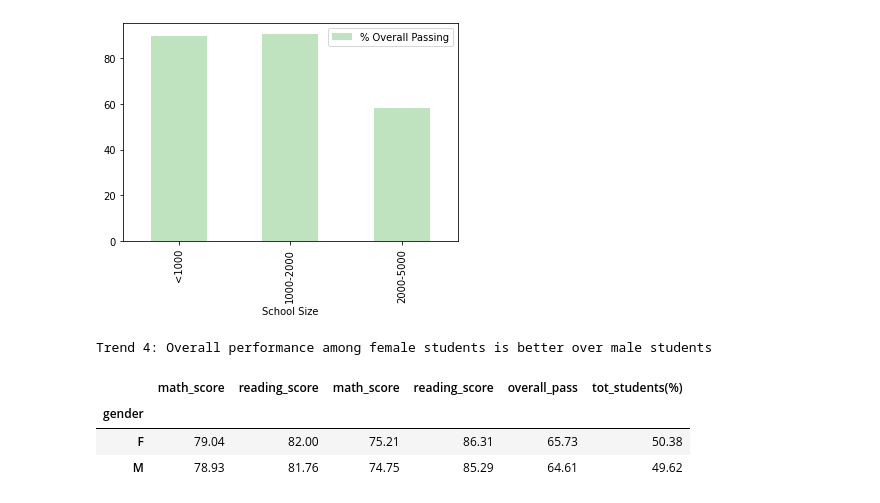
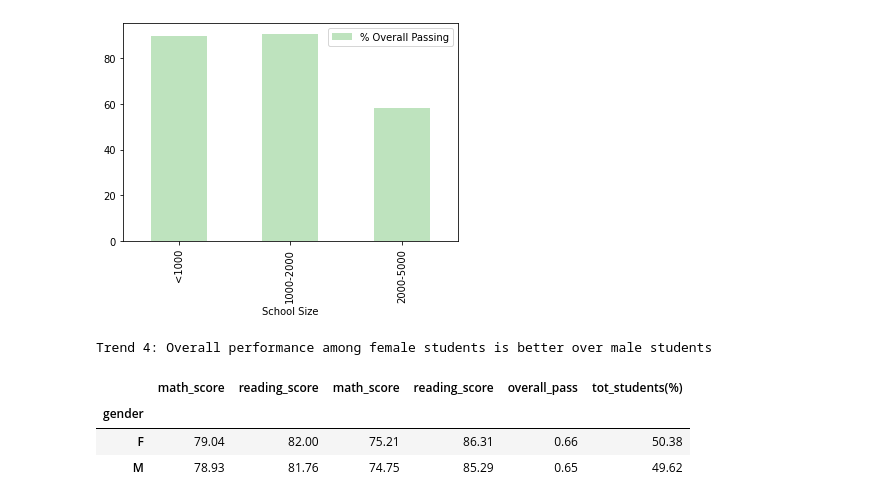
Before and after one commit to OlegRyzhkov2020/pandas-challenge, a Jupyter notebook: PyCitySchools/PyCitySchools_starter.ipynb, the cells around one changed output. Cells and saved outputs as stored; diff of their text form; code cells hidden in the pictures.

Commit message:
PyCitySchools Case: final changes with performance trends

```diff
--- a/PyCitySchools/PyCitySchools_starter.ipynb
+++ b/PyCitySchools/PyCitySchools_starter.ipynb
@@ -15,9 +15,11 @@ school_data_complete = pd.merge(student_data, school_data, how="left", on=["scho
 # %% [markdown]
 # Data Preparation
 # %%
-# Creating passing grade function
+# Creating passing grade and column conditional number functions
 def pass70(x):
     return x[x>=70].count()/len(x)*100
+def num_colCond (column, cond):
+    return school_data_complete[column].str.contains(cond).sum()
 
 # Cleaning data
 school_data_complete['grade'] = school_data_complete['grade'].map(lambda x: int(x.replace('th','')))
@@ -332,24 +343,24 @@ is better over large schools
 [figure]
 # %%
 # Creating gender summary data
+male_num = num_colCond('gender', 'M')
+female_num = num_colCond('gender', 'F')
 male_df = school_data_complete[school_data_complete['gender']=='M']
 female_df = school_data_complete[school_data_complete['gender']=='F']
-male_num = male_df['gender'].count()
-female_num = female_df['gender'].count()
-male_pass = male_df[male_df['both_pass']==True].count()/male_num*100
-female_pass = female_df[female_df['both_pass']==True].count()/female_num*100
+male_pass = male_df[male_df['both_pass']==True].count()/male_num
+female_pass = female_df[female_df['both_pass']==True].count()/female_num
 male_pass['gender'], female_pass['gender']
 scores_mean = school_data_complete.groupby('gender')[['math_score', 'reading_score']].mean()
 scores_pass = school_data_complete.groupby('gender')[['math_score', 'reading_score']].agg(pass70)
 gender_df = pd.concat([scores_mean, scores_pass], join='outer', axis=1)
 gender_df['overall_pass'] = [female_pass['gender'], male_pass['gender']]
 gender_df['tot_students(%)'] = [female_num/tot_stud*100, male_num/tot_stud*100]
 gender_df
 print("\nTrend 4: Overall performance among female students is better over male students\n")
 gender_df
 # %% [output]
 Trend 4: Overall performance among female students is better over male students
 |  | math_score | reading_score | math_score | reading_score | overall_pass | tot_students(%) |
 | gender |  |  |  |  |  |  |
-| F | 79.04 | 82.00 | 75.21 | 86.31 | 65.73 | 50.38 |
-| M | 78.93 | 81.76 | 74.75 | 85.29 | 64.61 | 49.62 |
+| F | 79.04 | 82.00 | 75.21 | 86.31 | 0.66 | 50.38 |
+| M | 78.93 | 81.76 | 74.75 | 85.29 | 0.65 | 49.62 |
```
Also changed, not shown: parts of 6 cells of this notebook.
